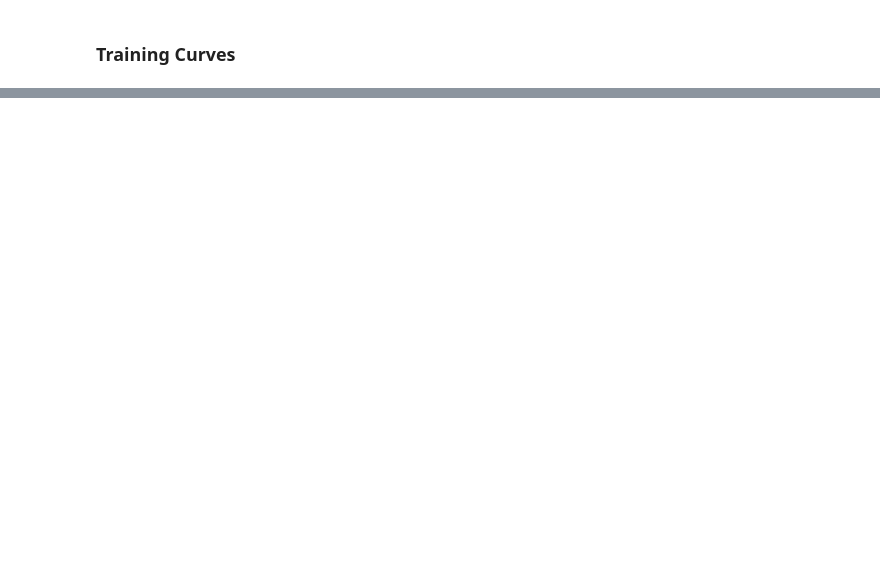
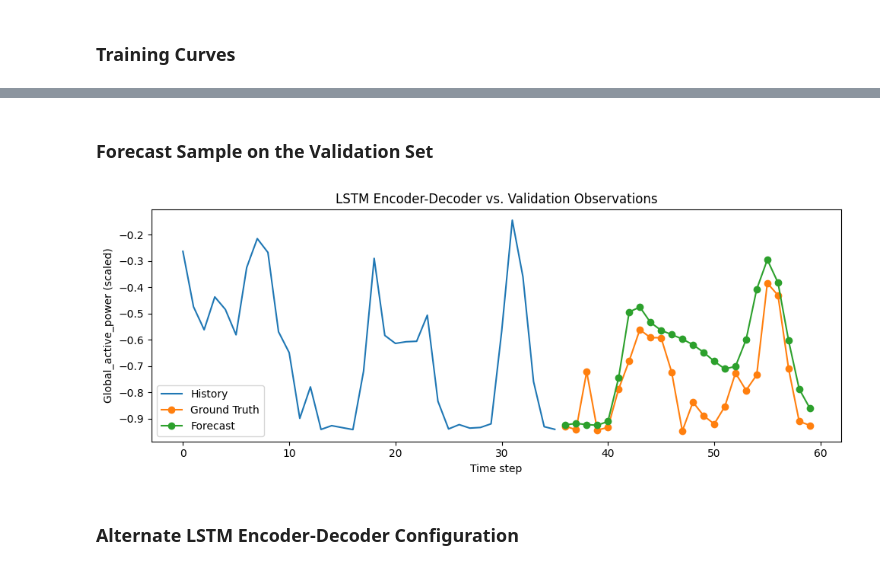
Before and after one commit to giulatona/iecon2025_tutorial, a Jupyter notebook: notebooks/03_forecasting_models.ipynb, the cells around one changed output, grey strips where cells are left out. Cells and saved outputs as stored; diff of their text form; code cells hidden in the pictures; blank space fills up the shorter version.

```diff
--- a/notebooks/03_forecasting_models.ipynb
+++ b/notebooks/03_forecasting_models.ipynb
@@ -593,0 +595,36 @@ plt.show()
+# %%
+LATENT_DIM = 128
+TARGET_DIM = len(SETUP_CONFIG['target_columns'])
+lstm_model = EncoderDecoderLSTM(
+    latent_dim=LATENT_DIM,
+    forecast_horizon=SETUP_CONFIG['forecast_horizon'],
+    target_dim=TARGET_DIM,
+    dropout_rate=0.1
+)
+
+lstm_model.compile(
+    optimizer=keras.optimizers.Adam(learning_rate=1e-3),
+    loss=keras.losses.MeanSquaredError(),
+    metrics=[
+        keras.metrics.MeanAbsoluteError(name="mae"),
+        keras.metrics.RootMeanSquaredError(name="rmse")
+    ]
+)
+
+lstm_callbacks = [
+    keras.callbacks.EarlyStopping(
+        monitor="val_loss",
+        patience=7,
+        restore_best_weights=True
+    )
+]
+
+lstm_history = lstm_model.fit(
+    train_dataset,
+    validation_data=val_dataset,
+    epochs=2,  # TRAINING_CONFIG['epochs'],
+    callbacks=lstm_callbacks,
+    verbose=1
+)
+
+lstm_model.summary()
@@ -593,0 +675,15 @@ plt.show()
+# %% [markdown]
+### Forecast Sample on the Validation Set
+# %%
+plot_forecast_sample(
+    model=lstm_model,
+    dataset=val_dataset,
+    config=SETUP_CONFIG,
+    sample_index=0,
+    target_index=used_target_index,
+    title="LSTM Encoder-Decoder vs. Validation Observations"
+)
+# %% [output]
+[figure, added]
+# %% [markdown]
+### Alternate LSTM Encoder-Decoder Configuration
```
Also changed, not shown: parts of 34 cells of this notebook.
